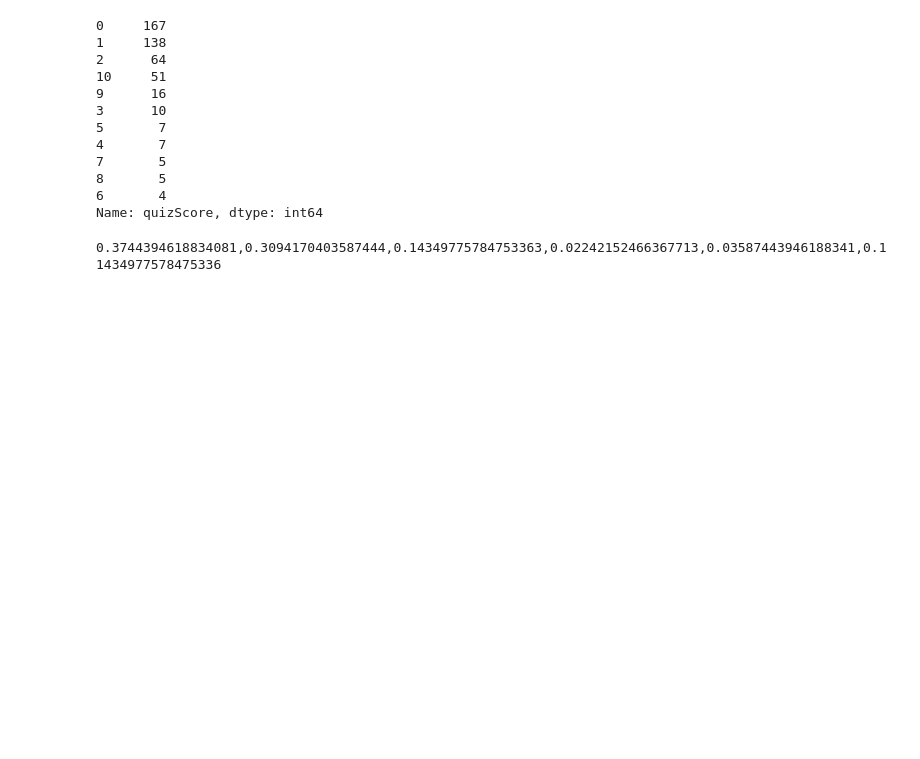
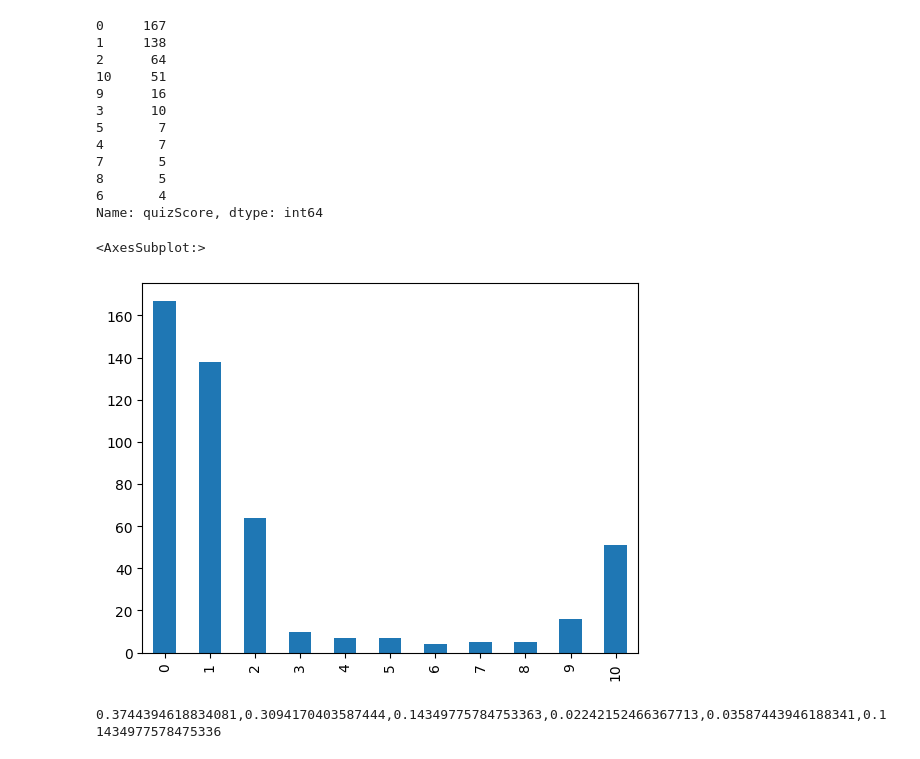
Before and after one commit to ysahil97/RobinHood-NeurIPS-2019, a Jupyter notebook: RL Project/jupy/MDP_MTurk.ipynb, the cells around one changed output. Drawn from its saved outputs; the diff is of its cells as text; code cells hidden in the pictures; blank space fills up the shorter version.

```diff
--- a/RL Project/jupy/MDP_MTurk.ipynb
+++ b/RL Project/jupy/MDP_MTurk.ipynb
@@ -198,6 +208,11 @@ dataframe_data_male_3["quizScore"].value_counts()
 8       5
 6       4
 Name: quizScore, dtype: int64
+# %%
+dataframe_data_male_3["quizScore"].value_counts().sort_index().plot.bar()
+# %% [output]
+<AxesSubplot:>
+[figure, added]
 # %%
 sum = 167+138+64+51+16+10
 print(str(167/sum)+","+str(138/sum)+","+str(64/sum)+","+str(10/sum)+","+str(16/sum)+","+str(51/sum))
```
Also changed, not shown: parts of 21 cells of this notebook.
